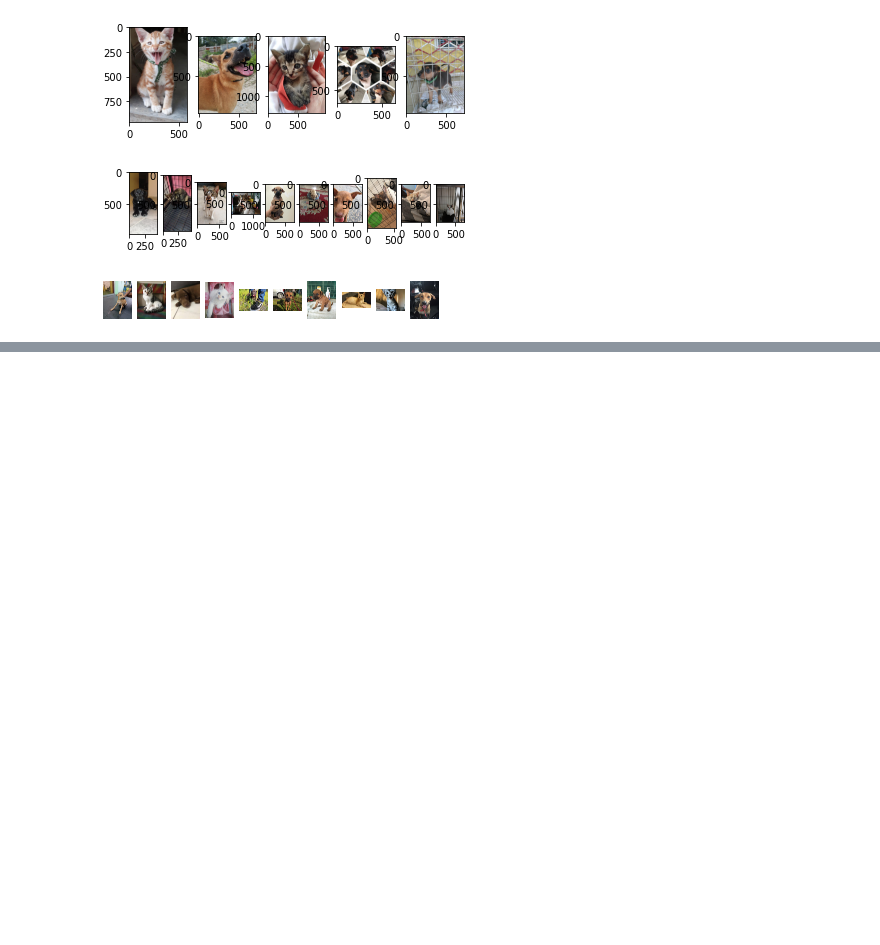
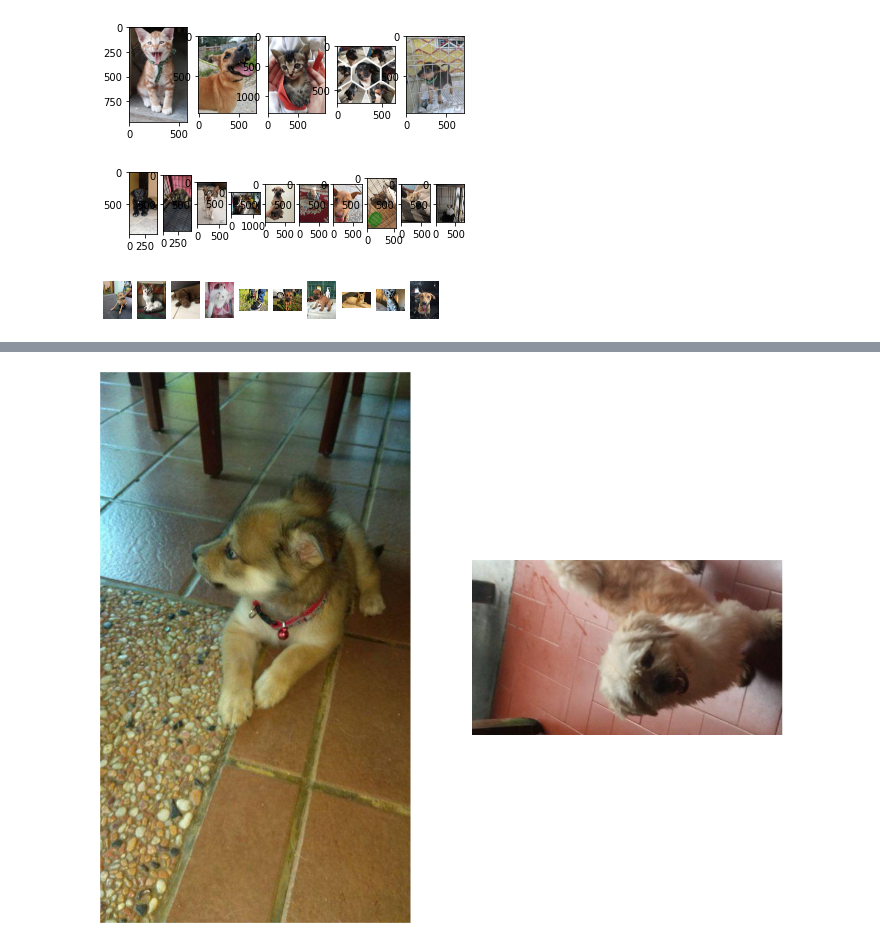
Before and after one commit to JF11579/Adelphi, a Jupyter notebook: Joes_Import_3.ipynb, the cells around one changed output, grey strips where cells are left out. Saved outputs shown, nothing was run; the diff lists cells and outputs as text; code cells hidden in the pictures; blank space fills up the shorter version.

```diff
--- a/Joes_Import_3.ipynb
+++ b/Joes_Import_3.ipynb
@@ -195,0 +217,16 @@ s
+# %%
+# I guess in colab the size of theimage --uless set-- is determiend
+
+plt.figure(figsize=(20,20))
+
+test_folder=r'base_path'
+for i in range(2):
+    file = random.choice(os.listdir(base_path))
+    image_path= os.path.join(base_path, file)
+    img=mpimg.imread(image_path)
+    ax=plt.subplot(1,2,i+1)
+    #ax.title.set_text(file)
+    plt.axis('off')
+    plt.imshow(img)
+# %% [output]
+[figure, added]
```
Also changed, not shown: parts of 5 cells of this notebook.
